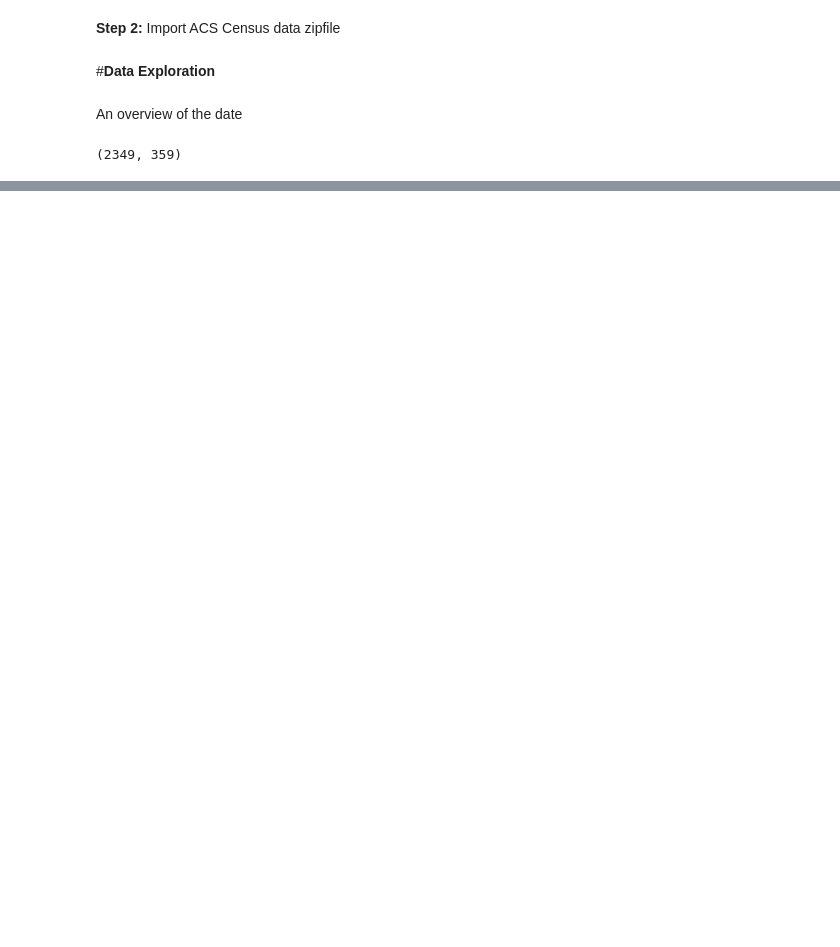
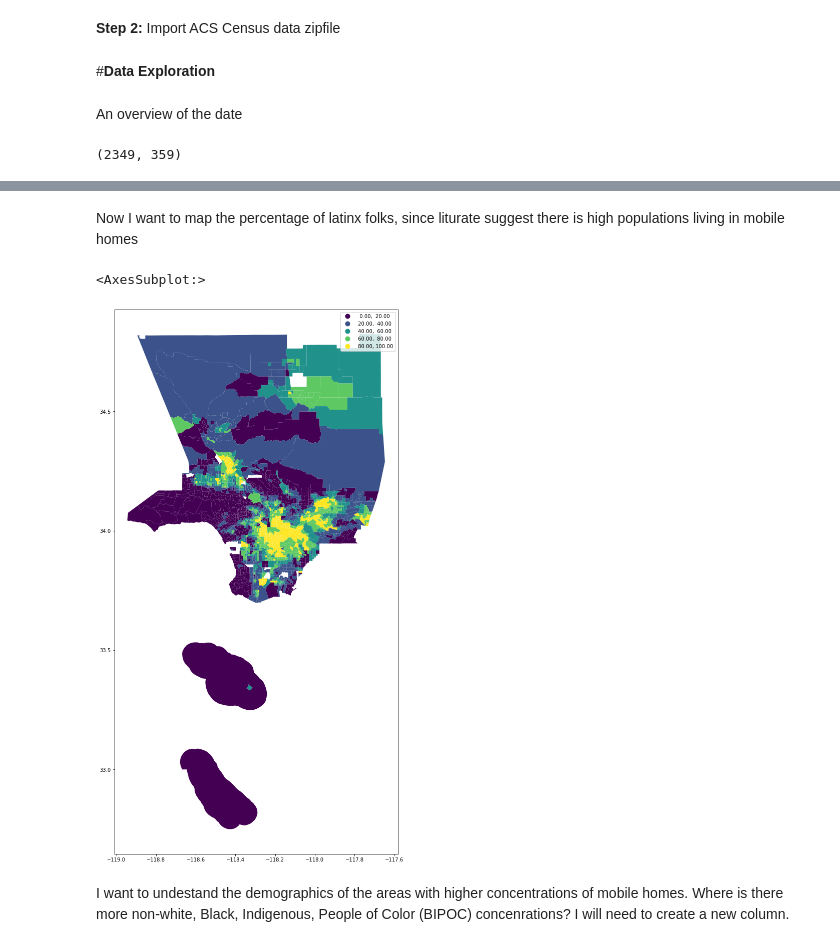
Before and after one commit to paotirado/up206-paola, a Jupyter notebook: Week 2/Week3GroupAssignment.ipynb, the cells around one changed output, grey strips where cells are left out. Cells and saved outputs as stored; diff of their text form; code cells hidden in the pictures; blank space fills up the shorter version.

```diff
--- a/Week 2/Week3GroupAssignment.ipynb
+++ b/Week 2/Week3GroupAssignment.ipynb
@@ -48,0 +158,2 @@ race.tail()
+# %%
+race_ = race_.drop([0])
@@ -48,0 +209,2 @@ race.tail()
+# %%
+race_=race_[columns_to_keep]
@@ -48,0 +238,14 @@ race.tail()
+# %%
+race_.columns = ['geoid',
+ 'name',
+ 'Total',
+ 'Non Hispanic',
+ 'Non Hispanic White',
+ 'Non Hispanic Black',
+ 'Non Hispanic American Indian and Alaska Native',
+ 'Non Hispanic Asian',
+ 'Non Hispanic Native Hawaiian and Other Pacific Islander',
+ 'Non Hispanic Some other race',
+ 'Non Hispanic Two or more races',
+ 'Hispanic',
+ 'geometry']
@@ -48,0 +283,11 @@ race.tail()
+# %%
+#I want to create a column with percent totals
+race_['Percent Non Hispanic'] = race_['Non Hispanic']/race_['Total']*100
+race_['Percent Non Hispanic White'] = race_['Non Hispanic White']/race_['Total']*100
+race_['Percent Non Hispanic Black'] = race_['Non Hispanic Black']/race_['Total']*100
+race_['Percent Non Hispanic American Indian and Alaska Native'] = race_['Non Hispanic American Indian and Alaska Native']/race_['Total']*100
+race_['Percent Non Hispanic Asian'] = race_['Non Hispanic Asian']/race_['Total']*100
+race_['Percent Non Hispanic Native Hawaiian and Other Pacific Islander'] = race_['Non Hispanic Native Hawaiian and Other Pacific Islander']/race_['Total']*100
+race_['Percent Non Hispanic Some other race'] = race_['Non Hispanic Some other race']/race_['Total']*100
+race_['Percent Non Hispanic Two or more races'] = race_['Non Hispanic Two or more races']/race_['Total']*100
+race_['Percent Hispanic'] = race_['Hispanic']/race_['Total']*100
@@ -48,0 +303,12 @@ race.tail()
+# %% [markdown]
+Now I want to map the percentage of latinx folks, since liturate suggest there is high populations living in mobile homes
+# %%
+race_.plot(figsize=(20,20),
+         column='Percent Hispanic',
+         legend=True,
+         scheme='equal_interval')
+# %% [output]
+<AxesSubplot:>
+[figure, added]
+# %% [markdown]
+I want to undestand the demographics of the areas with higher concentrations of mobile homes. Where is there more non-white, Black, Indigenous, People of Color (BIPOC) concenrations? I will need to create a new column.
```
Also changed, not shown: parts of 50 cells of this notebook.
